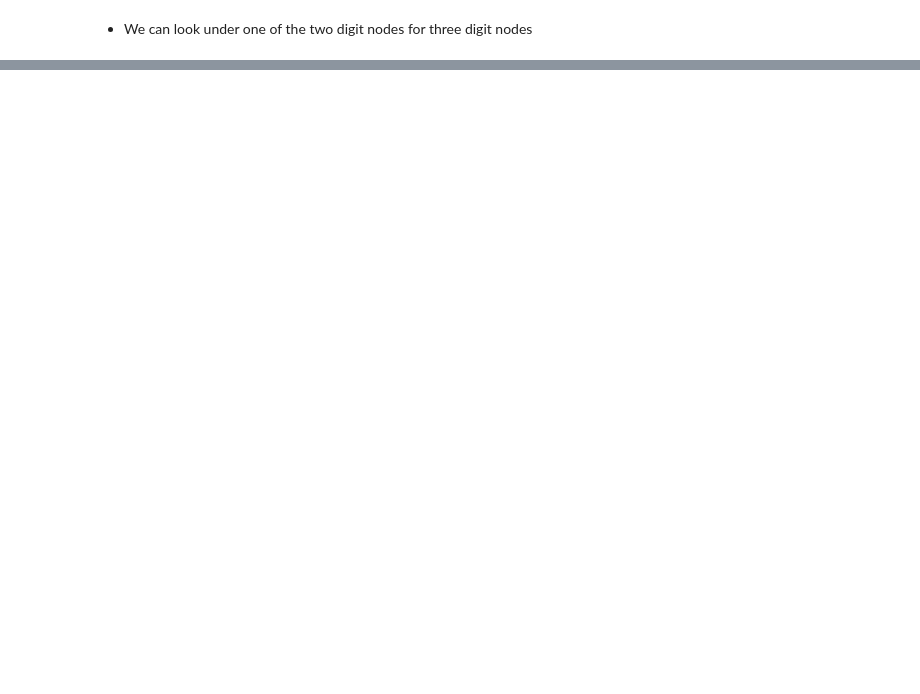
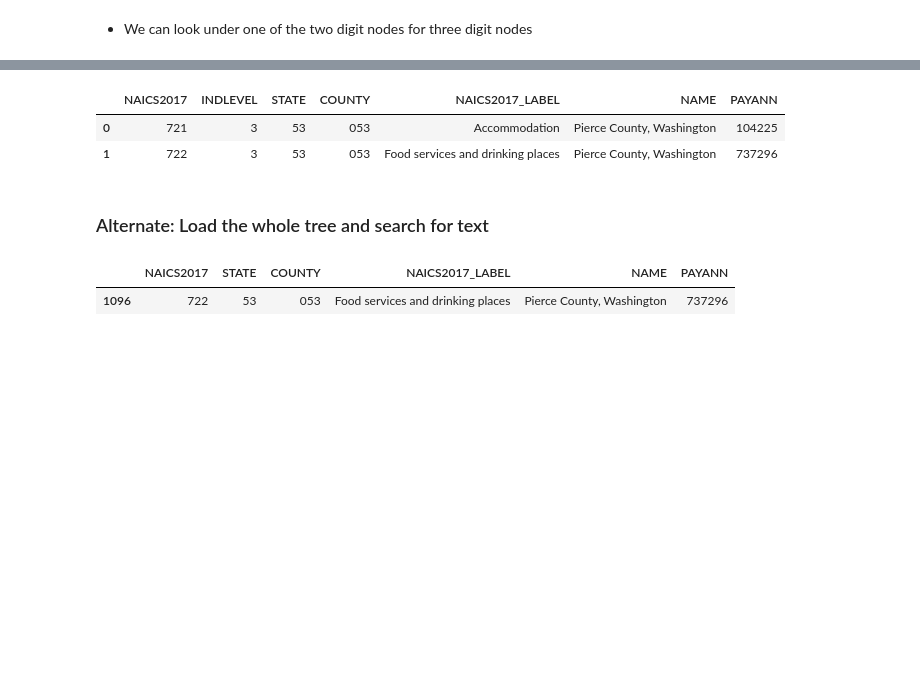
Before and after one commit to censusdis/censusdis-tutorial-2024, a Jupyter notebook: Lessons/Lesson 4 Query Filters.ipynb, the cells around one changed output, grey strips where cells are left out. Drawn from its saved outputs; the diff is of its cells as text; code cells hidden in the pictures; blank space fills up the shorter version.

```diff
--- a/Lessons/Lesson 4 Query Filters.ipynb
+++ b/Lessons/Lesson 4 Query Filters.ipynb
@@ -296,0 +319,22 @@ df_cbp_pierce_pay_annual_naics[
+# %%
+df_cbp_pierce_indlevel_3_72X = ced.download(
+    CBP,
+    2022,
+    ["NAICS2017_LABEL", "NAME", "PAYANN"],
+    state=states.WA,
+    county=PIERCE,
+    query_filter={
+        # Only codes that start with 72:
+        "NAICS2017": "72*",
+        # Constrain to the second level of the tree:
+        "INDLEVEL": 3,
+    },
+)
+# %%
+df_cbp_pierce_indlevel_3_72X
+# %% [output]
+|  | NAICS2017 | INDLEVEL | STATE | COUNTY | NAICS2017_LABEL | NAME | PAYANN |
+| 0 | 721 | 3 | 53 | 053 | Accommodation | Pierce County, Washington | 104225 |
+| 1 | 722 | 3 | 53 | 053 | Food services and drinking places | Pierce County, Washington | 737296 |
+# %% [markdown]
+### Alternate: Load the whole tree and search for text
@@ -297,3 +352,12 @@ df_cbp_pierce_pay_annual_naics[
+# %%
+df_cbp_pierce[
+    df_cbp_pierce['NAICS2017_LABEL'].str.contains(
+        "food services and drinking places", case=False
+    )
+]
+# %% [output]
+|  | NAICS2017 | STATE | COUNTY | NAICS2017_LABEL | NAME | PAYANN |
+| 1096 | 722 | 53 | 053 | Food services and drinking places | Pierce County, Washington | 737296 |
 # %% [markdown]
 <br><br><br><br><br><br><br><br>
 <br><br><br><br><br><br><br><br>
```
Also changed, not shown: parts of 20 cells of this notebook, 1 other file.
